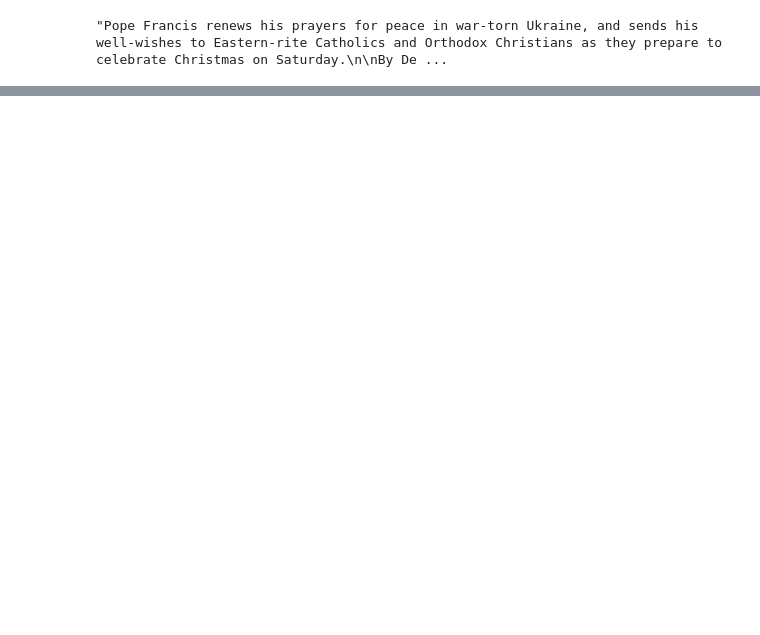
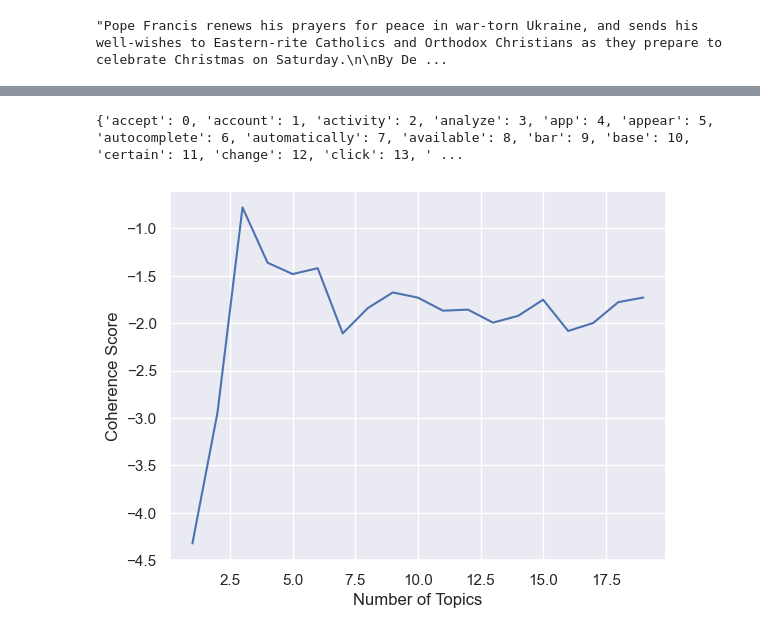
Before and after one commit to alfonrodrisimon/Topic-Modeling-with-Google-News, a Jupyter notebook: notebooks/topic-modelling-with-google-news.ipynb, the cells around one changed output, grey strips where cells are left out. Drawn from its saved outputs; the diff is of its cells as text; code cells hidden in the pictures; blank space fills up the shorter version.

Commit message:
Added Topic Modelling

```diff
--- a/notebooks/topic-modelling-with-google-news.ipynb
+++ b/notebooks/topic-modelling-with-google-news.ipynb
@@ -136,0 +162,4 @@ news_df.iloc[8]['Article']
+# %%
+#Printing out tokens
+news_df['tokens'] = tokens
+news_df['tokens']
@@ -136,0 +179,6 @@ news_df.iloc[8]['Article']
+# %%
+#Creating a dictionary, giving each token a unique ID
+dictionary = Dictionary(news_df['tokens'])
+print(dictionary.token2id)
+# %% [output]
+{'accept': 0, 'account': 1, 'activity': 2, 'analyze': 3, 'app': 4, 'appear': 5, 'autocomplete': 6, 'automatically': 7, 'available': 8, 'bar': 9, 'base': 10, 'certain': 11, 'change': 12, 'click': 13, ' ...
@@ -136,0 +188,21 @@ news_df.iloc[8]['Article']
+# %%
+#Creating a corpus
+corpus = [dictionary.doc2bow(doc) for doc in news_df['tokens']]
+# %%
+#Building a model with LDA that represents topics as word probabilities and allows for uncovering latent or hidden topics as it clusters the words based on their co-occurrence in a respective document
+lda_model = LdaMulticore(corpus=corpus, id2word=dictionary, iterations=50, num_topics=10, workers = 4, passes=10)
+# %%
+#Calculating the coherence score using C_umass to measure the degree of semantic similarity between high scoring words in each topic
+topics = []
+score = []
+for i in range (1,20,1):
+  lda_model = LdaMulticore(corpus=corpus, id2word=dictionary, iterations=10, num_topics=i, workers = 4, passes=10, random_state=100)
+  cm = CoherenceModel(model=lda_model, corpus=corpus, dictionary=dictionary, coherence='u_mass')
+  topics.append(i)
+  score.append(cm.get_coherence())
+plt.plot(topics, score)
+plt.xlabel('Number of Topics')
+plt.ylabel('Coherence Score')
+plt.show()
+# %% [output]
+[figure, added]
```
Also changed, not shown: parts of 19 cells of this notebook.
